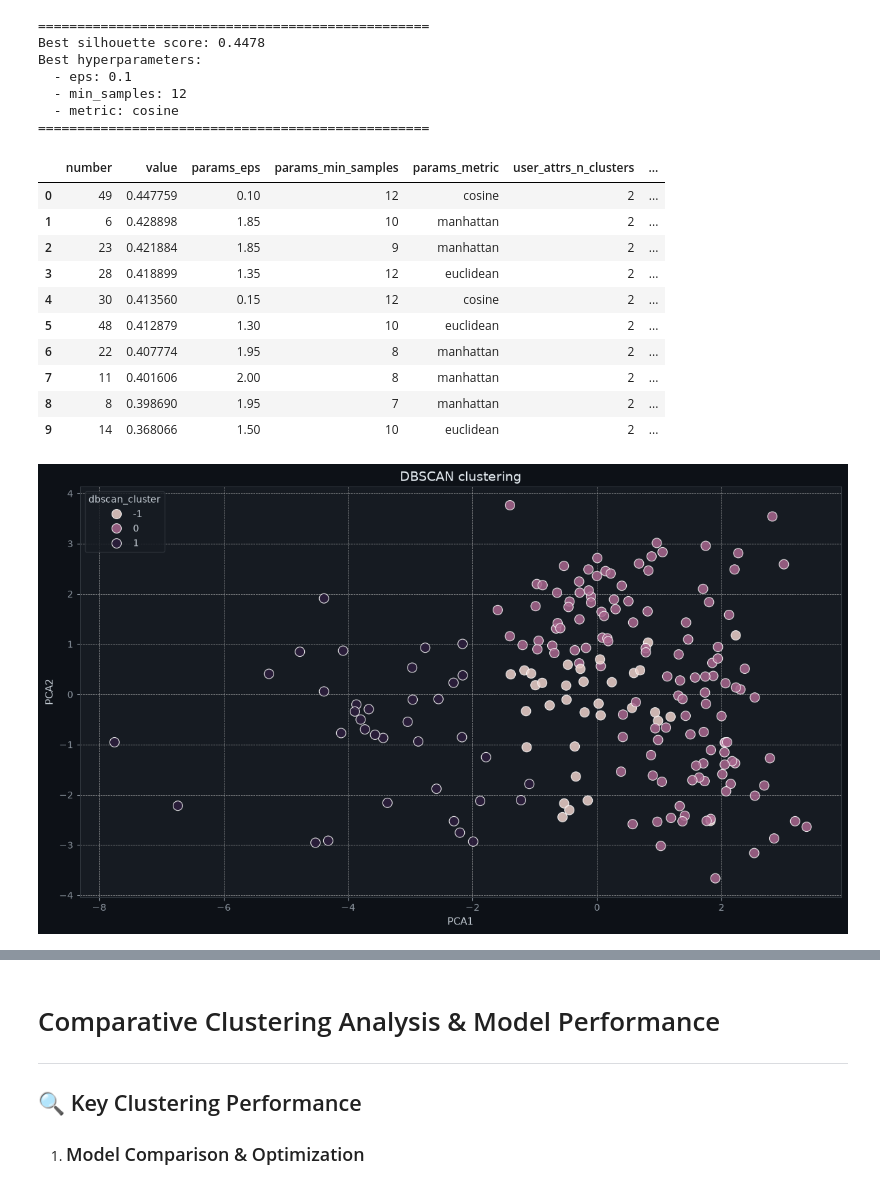
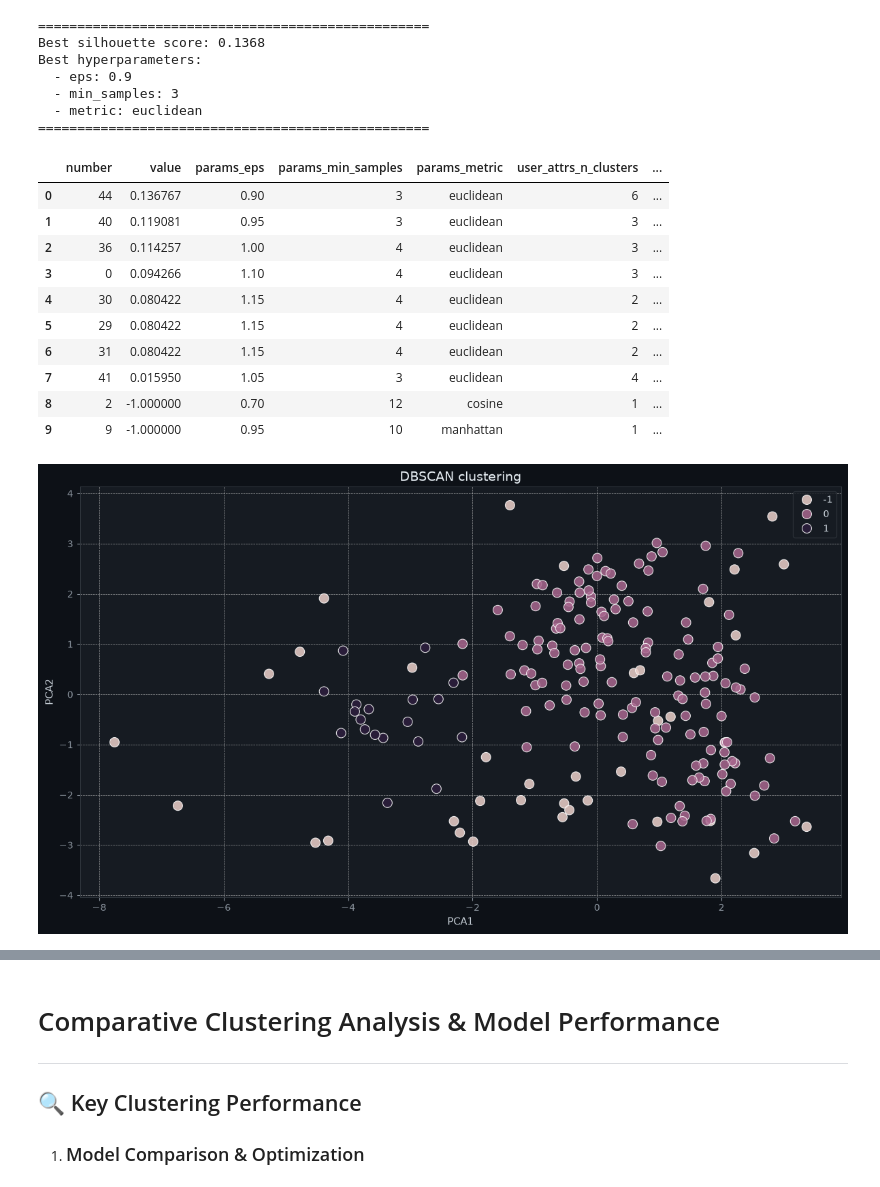
Before and after one commit to Chumus2/Wikipedia-Country-Statistics-2026-Clustering, a Jupyter notebook: ml/notebooks/MT.ipynb, the cells around one changed output, grey strips where cells are left out. Cells and saved outputs as stored; diff of their text form; code cells hidden in the pictures.

```diff
--- a/ml/notebooks/MT.ipynb
+++ b/ml/notebooks/MT.ipynb
@@ -110,7 +118,6 @@ best_kmeans = KMeans(
     **study_kmeans.best_params,
     random_state=42
 )
-X_pca_df["kmeans_cluster"] = best_kmeans.fit_predict(X_pca_df)
 # %% [output]
 ==================================================
 Best silhouette score: 0.3878
@@ -216,43 +223,42 @@ df_dbscan_summary = df_dbscan_results[cols].sort_values(by="value", ascending=Fa
 display(df_dbscan_summary.head(10))
 
 best_dbscan = DBSCAN(**study_dbscan.best_params)
-X_pca_df["dbscan_cluster"] = best_dbscan.fit_predict(X_pca_df)
 # %% [output]
 ==================================================
-Best silhouette score: 0.4478
+Best silhouette score: 0.1368
 Best hyperparameters:
-  - eps: 0.1
-  - min_samples: 12
-  - metric: cosine
+  - eps: 0.9
+  - min_samples: 3
+  - metric: euclidean
 ==================================================
 |  | number | value | params_eps | params_min_samples | params_metric | user_attrs_n_clusters | ... |
-| 0 | 49 | 0.447759 | 0.10 | 12 | cosine | 2 | ... |
-| 1 | 6 | 0.428898 | 1.85 | 10 | manhattan | 2 | ... |
-| 2 | 23 | 0.421884 | 1.85 | 9 | manhattan | 2 | ... |
-| 3 | 28 | 0.418899 | 1.35 | 12 | euclidean | 2 | ... |
-| 4 | 30 | 0.413560 | 0.15 | 12 | cosine | 2 | ... |
-| 5 | 48 | 0.412879 | 1.30 | 10 | euclidean | 2 | ... |
-| 6 | 22 | 0.407774 | 1.95 | 8 | manhattan | 2 | ... |
-| 7 | 11 | 0.401606 | 2.00 | 8 | manhattan | 2 | ... |
-| 8 | 8 | 0.398690 | 1.95 | 7 | manhattan | 2 | ... |
-| 9 | 14 | 0.368066 | 1.50 | 10 | euclidean | 2 | ... |
+| 0 | 44 | 0.136767 | 0.90 | 3 | euclidean | 6 | ... |
+| 1 | 40 | 0.119081 | 0.95 | 3 | euclidean | 3 | ... |
+| 2 | 36 | 0.114257 | 1.00 | 4 | euclidean | 3 | ... |
+| 3 | 0 | 0.094266 | 1.10 | 4 | euclidean | 3 | ... |
+| 4 | 30 | 0.080422 | 1.15 | 4 | euclidean | 2 | ... |
+| 5 | 29 | 0.080422 | 1.15 | 4 | euclidean | 2 | ... |
+| 6 | 31 | 0.080422 | 1.15 | 4 | euclidean | 2 | ... |
+| 7 | 41 | 0.015950 | 1.05 | 3 | euclidean | 4 | ... |
+| 8 | 2 | -1.000000 | 0.70 | 12 | cosine | 1 | ... |
+| 9 | 9 | -1.000000 | 0.95 | 10 | manhattan | 1 | ... |
 # %%
 plt.figure(figsize=(12, 7))
 sns.scatterplot(
     data=X_pca_df,
     x="PCA1",
     y="PCA2",
-    hue="dbscan_cluster",
+    hue=best_dbscan.fit_predict(X_pca_df),
     s=100,
     alpha=0.85
 )
 plt.title("DBSCAN clustering")
 plt.xlabel("PCA1")
 plt.ylabel("PCA2")
 plt.tight_layout()
 plt.show()
 # %% [output]
-[figure, old version]
+[figure, new version]
 # %%
 def objective_hdbscan(trial: optuna.Trial) -> float:
     min_cluster_size = trial.suggest_int("min_cluster_size", 3, 15)
```
Also changed, not shown: parts of 6 cells of this notebook, 1 other file.
